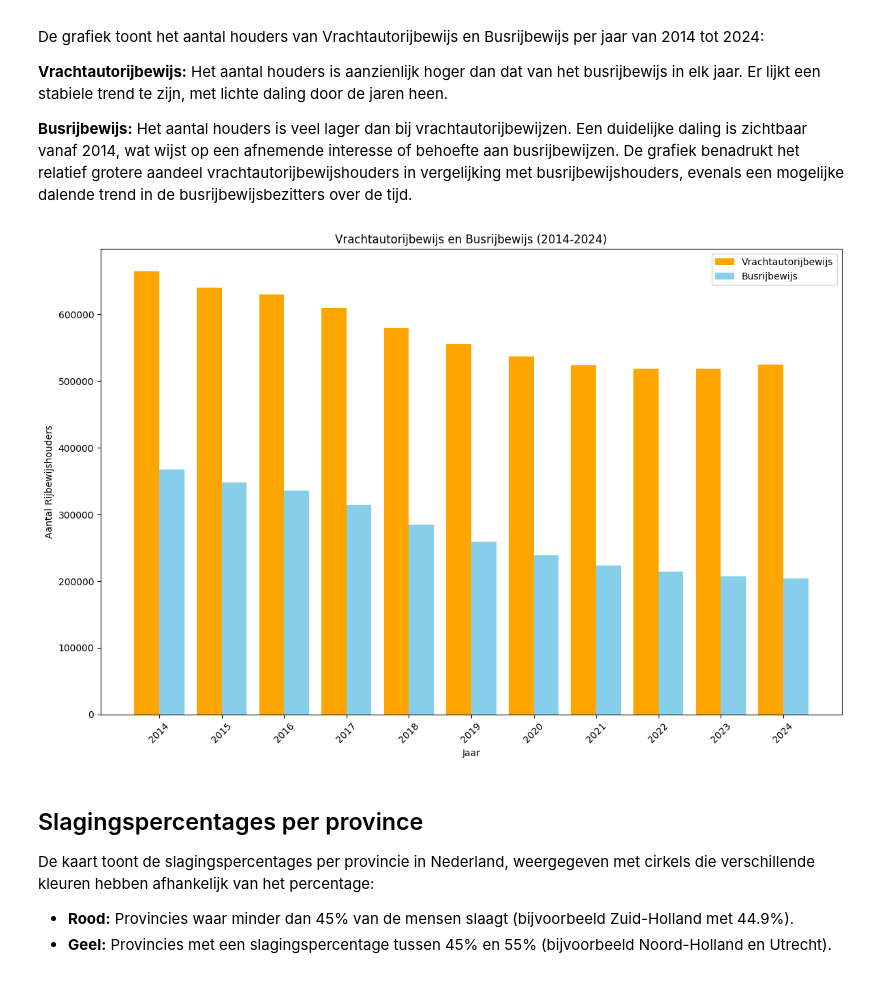
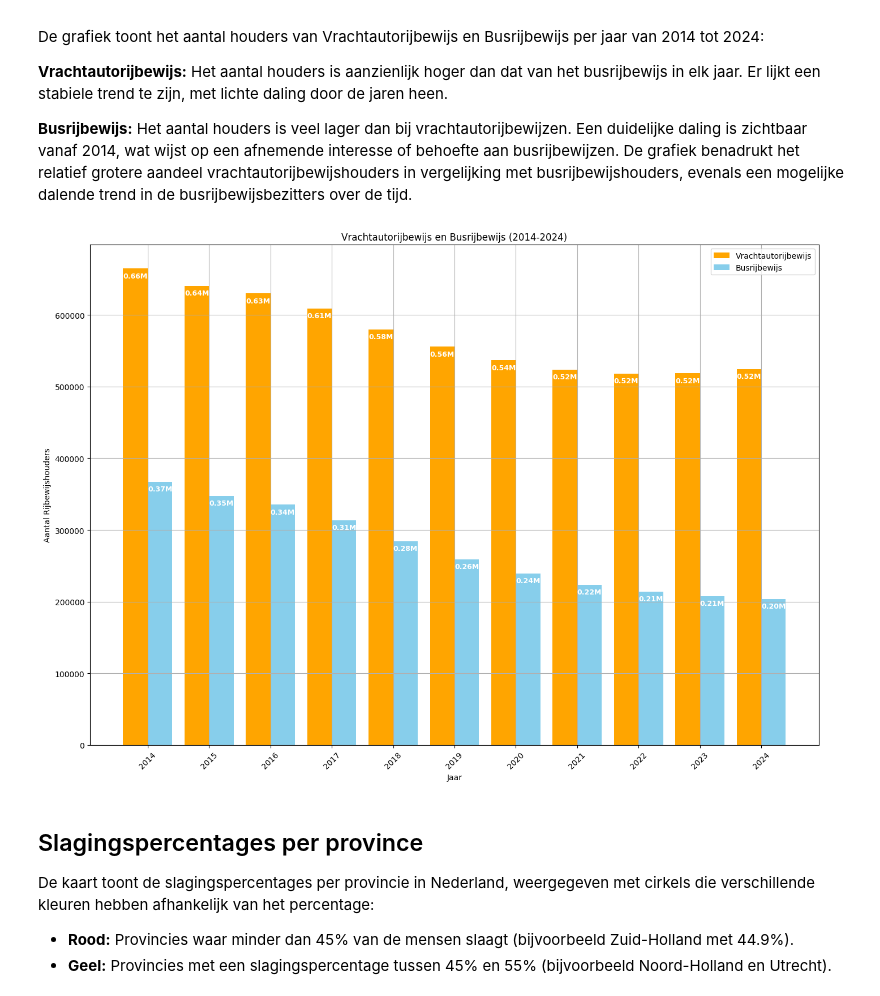
Before and after one commit to Mike29112001/Rijbewijshouders, a Jupyter notebook: uitwerking.ipynb, the cells around one changed output. Cells and saved outputs as stored; diff of their text form; code cells hidden in the pictures.

```diff
--- a/uitwerking.ipynb
+++ b/uitwerking.ipynb
@@ -66,13 +66,17 @@ bars_2014 = plt.barh(y_pos - bar_width / 2, values_2014, bar_width, label="2014"
 bars_2024 = plt.barh(y_pos + bar_width / 2, values_2024, bar_width, label="2024", color='orange')
 
 # Voeg labels toe binnenin de balken
-for bars, values in zip([bars_2014, bars_2024], [values_2014, values_2024]):
-    for bar, value in zip(bars, values):
-        width = bar.get_width()
-        label = f"{value / 1_000_000:.1f}M"
-        plt.text(width / 2, bar.get_y() + bar.get_height() / 2,
-                 label, ha='center', va='center', color='white',
-                 fontsize=10, fontweight='bold')
+for i in range(len(age_groups)):
+    label_2014 = values_2014.iloc[i] / 1_000_000
+    label_2024 = values_2024.iloc[i] / 1_000_000
+
+    plt.text(values_2014.iloc[i] - 50000, y_pos[i] - bar_width/2,
+             f"{label_2014:.1f} M", ha='right', va='center',
+             color='white', fontsize=10, fontweight='bold')
+
+    plt.text(values_2024.iloc[i] - 50000, y_pos[i] + bar_width/2,
+             f"{label_2024:.1f} M", ha='right', va='center',
+             color='white', fontsize=10, fontweight='bold')
 
 # Labels, titel en legenda
 plt.yticks(y_pos, age_groups)
@@ -80,6 +84,8 @@ plt.xlabel("Aantal Rijbewijshouders")
 plt.ylabel("Leeftijdsgroep")
 plt.title("Aantal autorijbewijshouders per leeftijdsgroep (2014 vs 2024)")
 plt.legend()
+plt.grid()
 plt.tight_layout()
+
 plt.show()
 # %% [output]
@@ -156,38 +164,54 @@ Er lijkt een stabiele trend te zijn, met lichte daling door de jaren heen.
 Een duidelijke daling is zichtbaar vanaf 2014, wat wijst op een afnemende interesse of behoefte aan busrijbewijzen.
 De grafiek benadrukt het relatief grotere aandeel vrachtautorijbewijshouders in vergelijking met busrijbewijshouders, evenals een mogelijke dalende trend in de busrijbewijsbezitters over de tijd.
 # %%
-# Filtergegevens voor 2014 en 2024
+# Filtergegevens voor 2014 t/m 2024
 filtered_data = cbr[cbr["Jaar"].isin(range(2014, 2025))]
 
 # Gegevens per jaar samenvoegen
 aggregated_data = filtered_data.groupby("Jaar")[["Vrachtautorijbewijs totaal", "Busrijbewijs totaal"]].sum()
 
 # Waarden extraheren voor het plotten
 values_vrachtauto = aggregated_data["Vrachtautorijbewijs totaal"].values
 values_bus = aggregated_data["Busrijbewijs totaal"].values
 years = aggregated_data.index
 
-# Maak het horizontale staafdiagram
+# verticale staafdiagram
 bar_width = 0.4
 x_pos = np.arange(len(years))
 
-plt.figure(figsize=(12, 8))
+plt.figure(figsize=(14, 10))
 
-# Pl0t voor Vrachtautorijbewijs en Busrijbewijs door de jaren heen
-plt.bar(x_pos - bar_width / 2, values_vrachtauto, bar_width, label="Vrachtautorijbewijs", color='orange')
-plt.bar(x_pos + bar_width / 2, values_bus, bar_width, label="Busrijbewijs", color='skyblue')
+# Balken tekenen
+bars_vracht = plt.bar(x_pos - bar_width / 2, values_vrachtauto, bar_width, label="Vrachtautorijbewijs", color='orange')
+bars_bus = plt.bar(x_pos + bar_width / 2, values_bus, bar_width, label="Busrijbewijs", color='skyblue')
 
-# Voeg labels, titel en legenda toe
+# Waardelabels toevoegen in miljoenen met 1 decimaal
+for i in range(len(years)):
+    waarde_vracht = values_vrachtauto[i] / 1_000_000
+    waarde_bus = values_bus[i] / 1_000_000
+
+    # Vrachtauto label
+    plt.text(x_pos[i] - bar_width / 2, values_vrachtauto[i] - 5000,
+             f"{waarde_vracht:.2f}M", ha='center', va='top',
+             color='white', fontsize=9, fontweight='bold')
+
+    # Bus label
+    plt.text(x_pos[i] + bar_width / 2, values_bus[i] - 5000,
+             f"{waarde_bus:.2f}M", ha='center', va='top',
+             color='white', fontsize=9, fontweight='bold')
+
+# Labels, titel en legenda
 plt.xticks(x_pos, years, rotation=45)
 plt.xlabel("Jaar")
 plt.ylabel("Aantal Rijbewijshouders")
 plt.title("Vrachtautorijbewijs en Busrijbewijs (2014-2024)")
 plt.legend()
+plt.grid()
 
 plt.tight_layout()
 plt.show()
 # %% [output]
-[figure, old version]
+[figure, new version]
 # %% [markdown]
 ## Slagingspercentages per province
 De kaart toont de slagingspercentages per provincie in Nederland, weergegeven met cirkels die verschillende kleuren hebben afhankelijk van het percentage:
```
Also changed, not shown: parts of 3 cells of this notebook.
